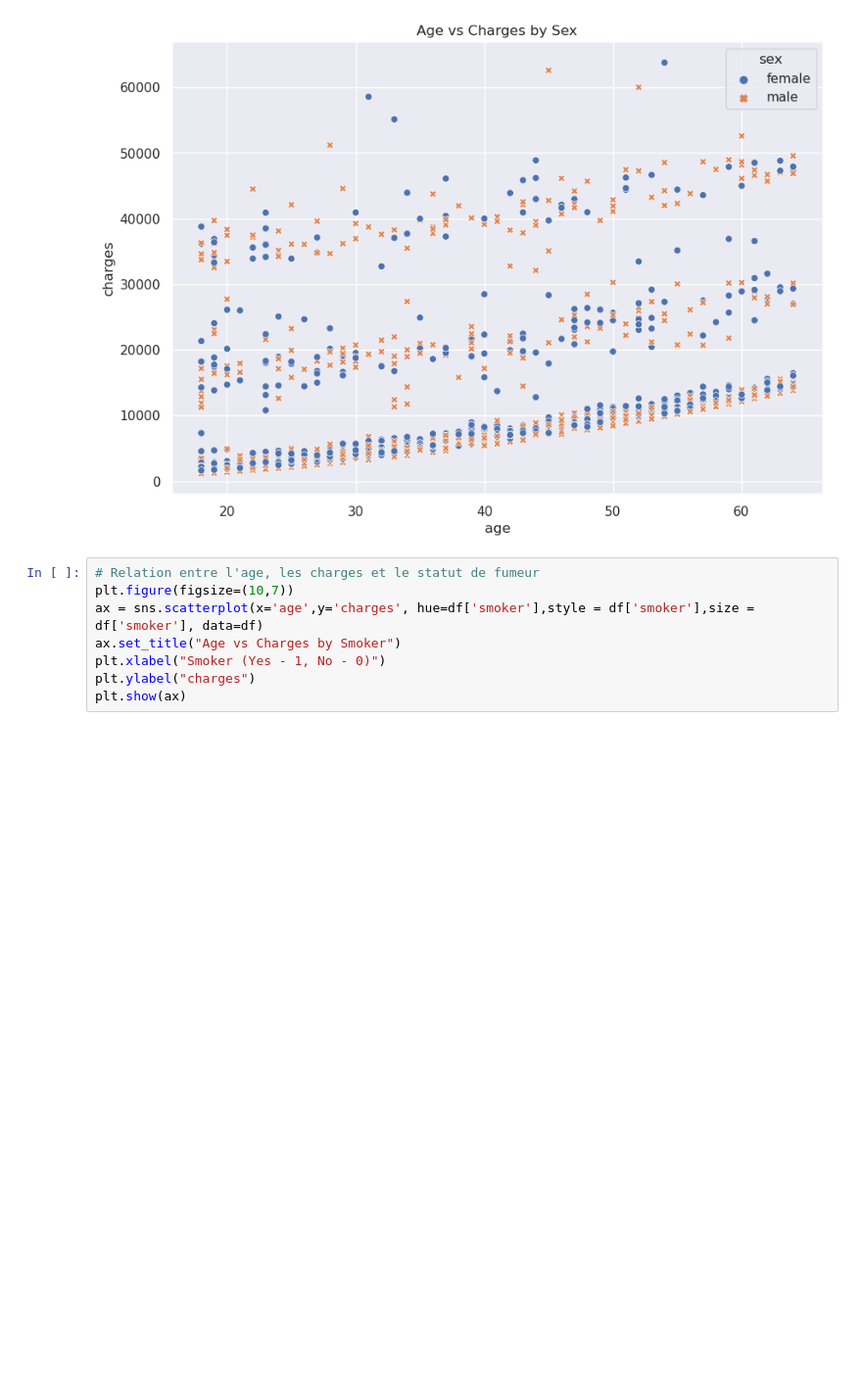
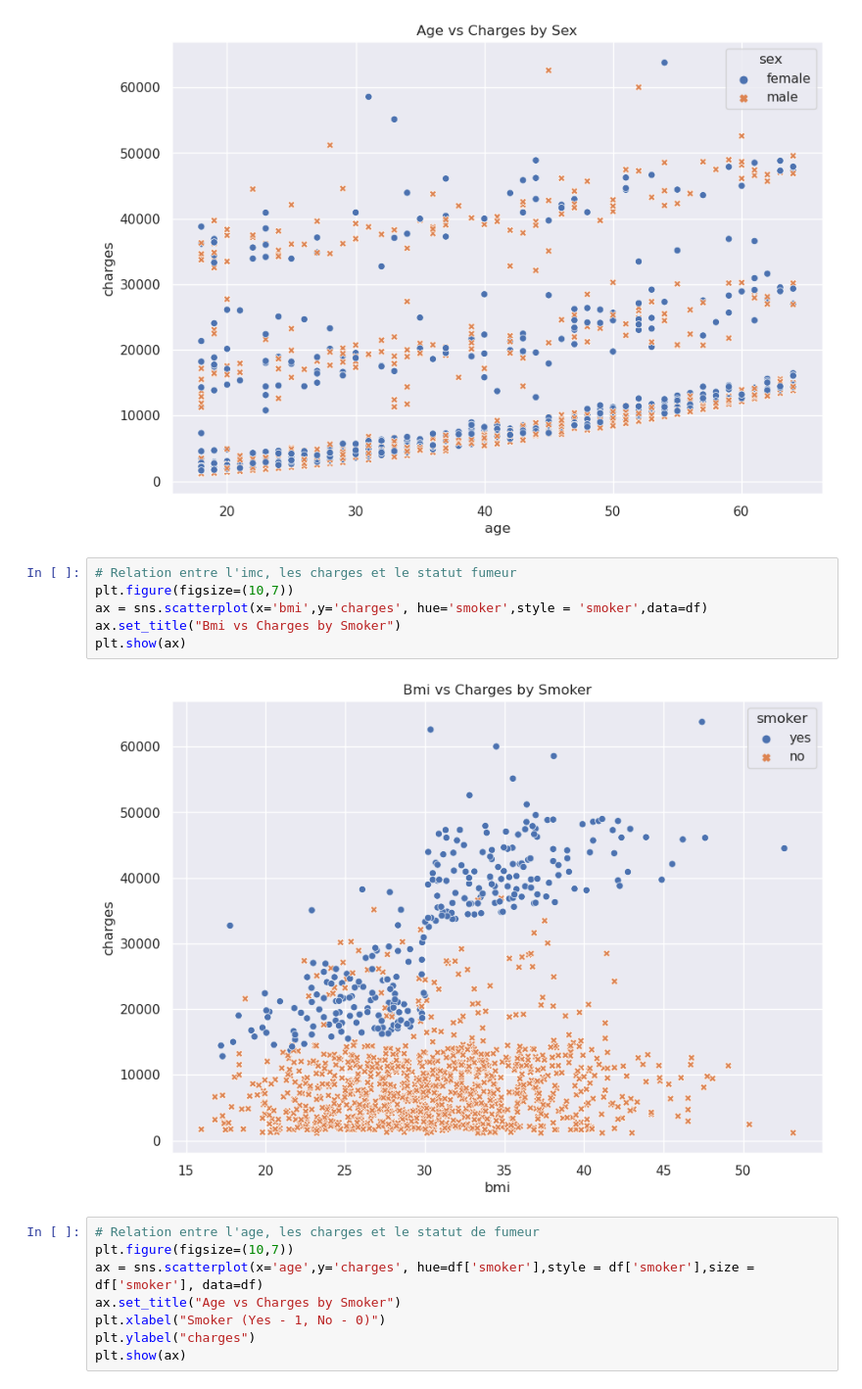
Before and after one commit to kamelben9/Brief-ML-Assurance, a Jupyter notebook: analyse.ipynb, the cells around one changed output. Shown at 98% size. Drawn from its saved outputs; the diff is of its cells as text; blank space fills up the shorter version.

```diff
--- a/analyse.ipynb
+++ b/analyse.ipynb
@@ -209,6 +209,14 @@ ax.set_title("Age vs Charges by Sex")
 plt.show(ax)
 # %% [output]
 [figure]
+# %%
+# Relation entre l'imc, les charges et le statut fumeur
+plt.figure(figsize=(10,7))
+ax = sns.scatterplot(x='bmi',y='charges', hue='smoker',style = 'smoker',data=df)
+ax.set_title("Bmi vs Charges by Smoker")
+plt.show(ax)
+# %% [output]
+[figure, added]
 # %%
 # Relation entre l'age, les charges et le statut de fumeur
 plt.figure(figsize=(10,7))
```
Also changed, not shown: 3 other files.
